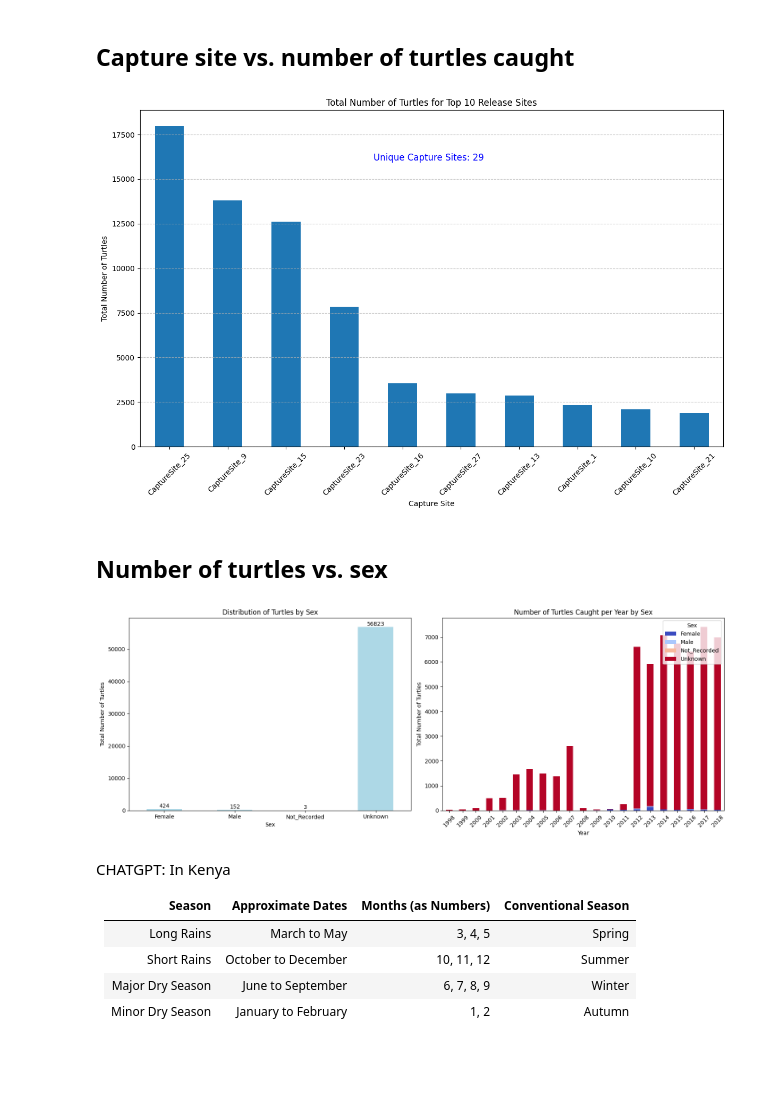
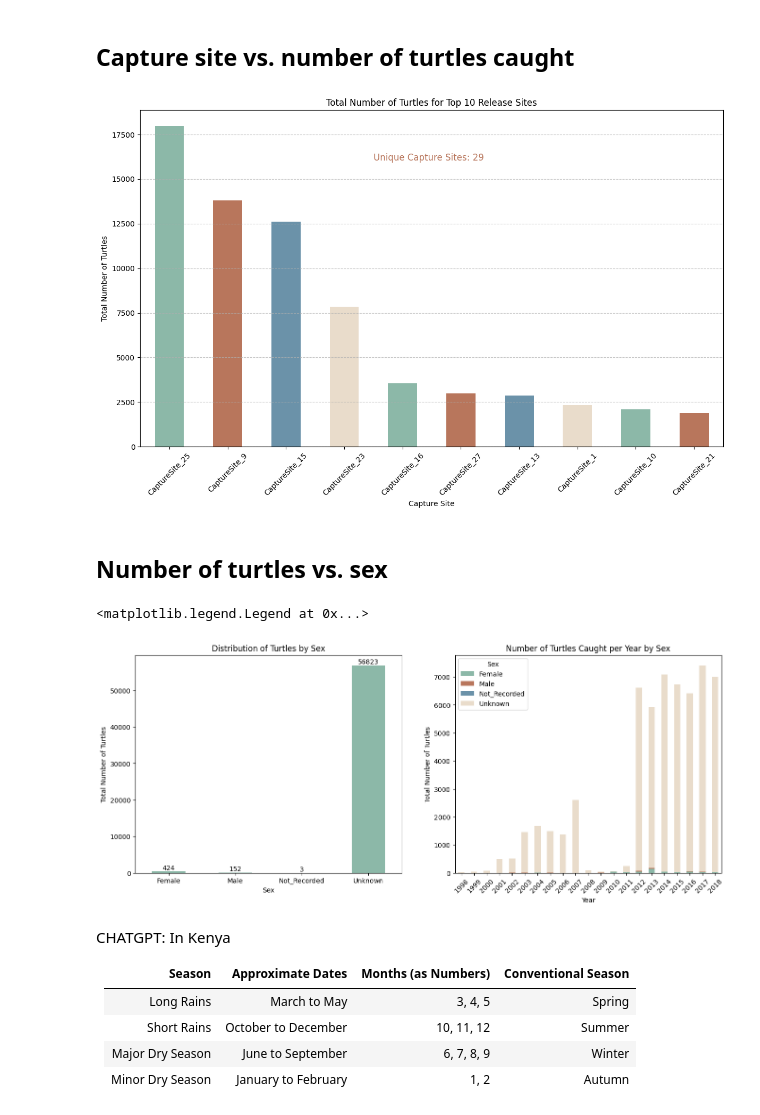
Before and after one commit to eigenaarti2/Ninja-Turtles, a Jupyter notebook: Baseline_new_start_carolina.ipynb, the cells around one changed output. Saved outputs shown, nothing was run; the diff lists cells and outputs as text; code cells hidden in the pictures; blank space fills up the shorter version.

Commit message:
Visualization

```diff
--- a/Baseline_new_start_carolina.ipynb
+++ b/Baseline_new_start_carolina.ipynb
@@ -395,7 +397,8 @@ plt.show()
 # %% [markdown]
 ## Capture site vs. number of turtles caught
 # %%
-import matplotlib.pyplot as plt
+# Define custom color palette
+custom_colors = ['#8cb8a8', '#b8765c', '#6b92a9', '#e9dccb']
 
 # Count the total number of unique capture sites
 unique_capture_sites = new_df['CaptureSite'].nunique()
@@ -404,61 +407,57 @@ unique_capture_sites = new_df['CaptureSite'].nunique()
 release_site_counts = new_df.groupby('CaptureSite')['Number_Turtles'].sum()
 
 # Sort the release sites by total number of turtles in descending order and select the top N
-top_n = 10  # You can change this number to show the top N release sites
+top_n = 10  # change this number to show the top N release sites
 top_release_sites = release_site_counts.sort_values(ascending=False).head(top_n)
 
 # Create a bar plot to visualize the number of turtles for each release site
 plt.figure(figsize=(12, 8))
-top_release_sites.plot(kind='bar')
+top_release_sites.plot(kind='bar', color=custom_colors)
 plt.title(f'Total Number of Turtles for Top {top_n} Release Sites')
 plt.xlabel('Capture Site')
 plt.ylabel('Total Number of Turtles')
 plt.xticks(rotation=45)  # Rotate x-axis labels for better readability
 
-# Add annotation for the total number of unique capture sites
-plt.annotate(f'Unique Capture Sites: {unique_capture_sites}', xy=(0.4, 0.85), xycoords='axes fraction', fontsize=12, color='blue')
+# Add annotation for the total number of unique capture sites with custom color
+plt.annotate(f'Unique Capture Sites: {unique_capture_sites}', xy=(0.4, 0.85), xycoords='axes fraction', fontsize=12, color=custom_colors[1])
 
 plt.grid(axis='y', linestyle='--', alpha=0.7)
 plt.tight_layout()
 plt.show()
 # %% [output]
-[figure, old version]
+[figure, new version]
 # %% [markdown]
 ## Number of turtles vs. sex
 # %%
-import matplotlib.pyplot as plt
-import pandas as pd
+# Define custom color palette
+custom_colors = ['#8cb8a8', '#b8765c', '#6b92a9', '#e9dccb']
 
 # Create a figure with two subplots side-by-side
 fig, axs = plt.subplots(1, 2, figsize=(16, 6))
 
 # Plot the first graph on the left subplot
 axs[0].set_title('Distribution of Turtles by Sex')
 total_turtle_counts = new_df.groupby('Sex')['Number_Turtles'].sum()
-total_turtle_counts.plot(kind='bar', color='lightblue', ax=axs[0])
+total_turtle_counts.plot(kind='bar', color=custom_colors[0], ax=axs[0])
 axs[0].set_xlabel('Sex')
 axs[0].set_ylabel('Total Number of Turtles')
 axs[0].set_xticklabels(total_turtle_counts.index, rotation=0)
 
 # Add labels to the bars
 for i, v in enumerate(total_turtle_counts):
     axs[0].text(i, v + 50, str(v), ha='center', va='bottom')
 
 # Plot the second graph on the right subplot
 axs[1].set_title('Number of Turtles Caught per Year by Sex')
 yearly_sex_counts = new_df.groupby(['year', 'Sex'])['Number_Turtles'].sum().unstack()
-yearly_sex_counts.plot(kind='bar', stacked=True, colormap='coolwarm', ax=axs[1])
+yearly_sex_counts.plot(kind='bar', stacked=True, colormap='coolwarm', ax=axs[1], color=custom_colors[0:])
 axs[1].set_xlabel('Year')
 axs[1].set_ylabel('Total Number of Turtles')
 axs[1].set_xticklabels(yearly_sex_counts.index, rotation=45)
-axs[1].legend(title='Sex', loc='upper right')
-
-
-# Adjust layout and show the figure
-plt.tight_layout()
-plt.show()
+axs[1].legend(title='Sex')
 # %% [output]
+<matplotlib.legend.Legend at 0x...>
-[figure, old version]
+[figure, new version]
 # %% [markdown]
 CHATGPT: In Kenya
 
```
Also changed, not shown: parts of 4 cells of this notebook.
